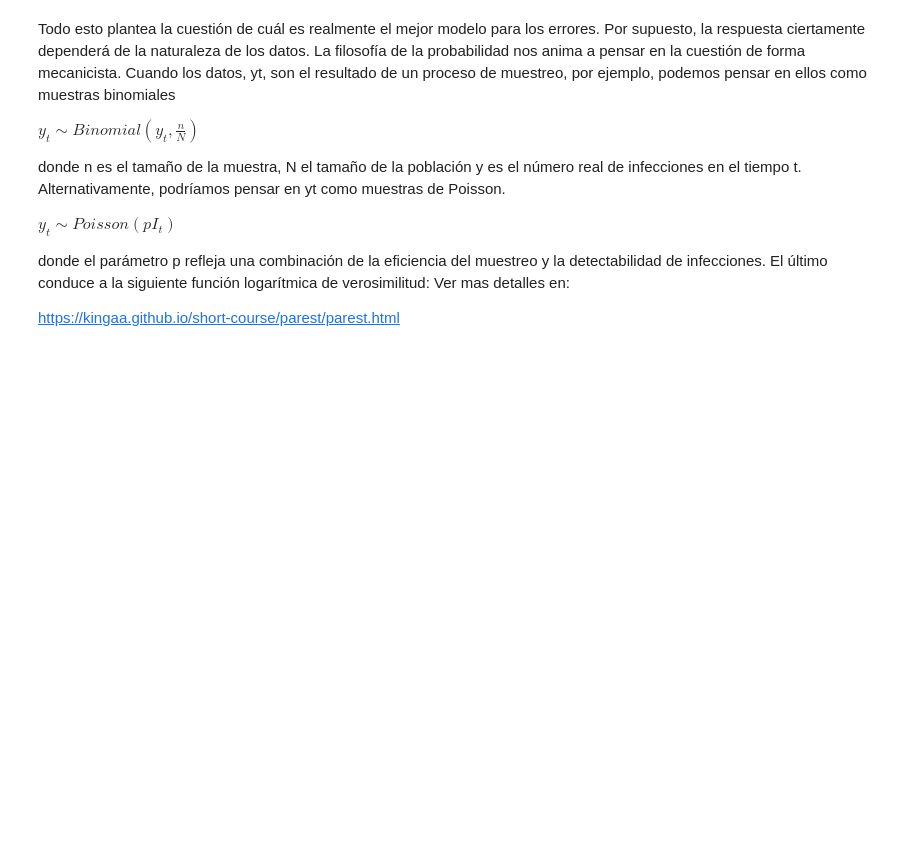
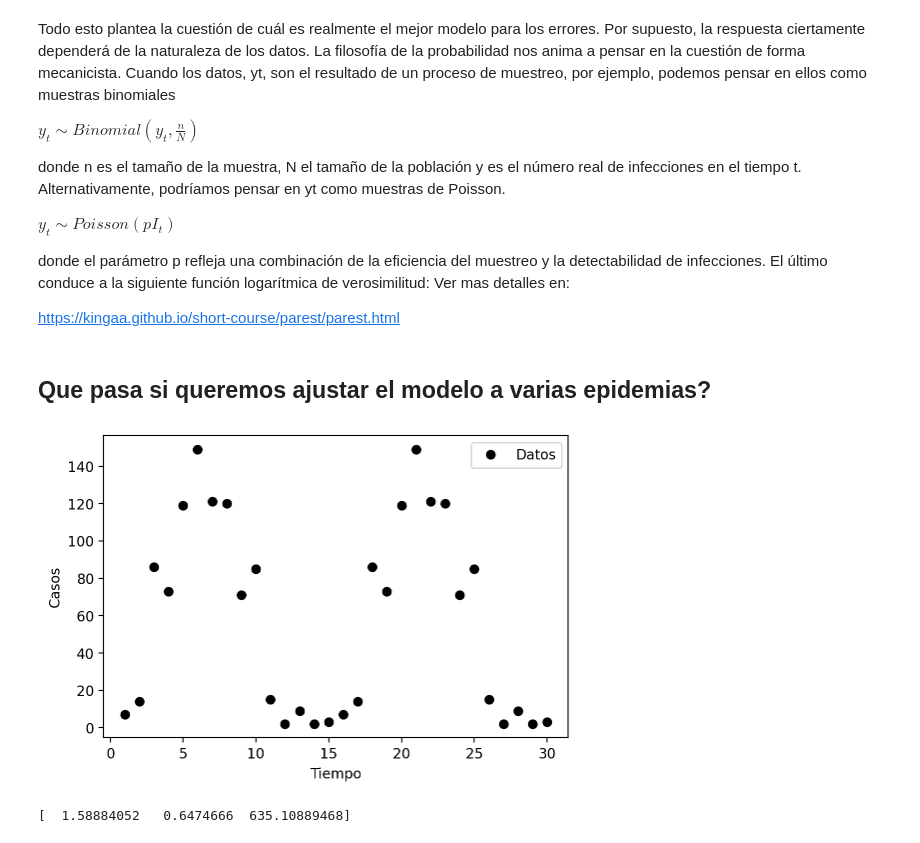
Before and after one commit to diegostaPy/UcomSeminario, a Jupyter notebook: ModelosEpidemiológicos/ModeloSIR.ipynb, the cells around one changed output. Drawn from its saved outputs; the diff is of its cells as text; code cells hidden in the pictures; blank space fills up the shorter version.

```diff
--- a/ModelosEpidemiológicos/ModeloSIR.ipynb
+++ b/ModelosEpidemiológicos/ModeloSIR.ipynb
@@ -158,3 +157,25 @@ donde el parámetro p refleja una combinación de la eficiencia del muestreo y l
 Ver mas detalles en:
 
 https://kingaa.github.io/short-course/parest/parest.html
+# %% [markdown]
+## Que pasa si queremos ajustar el modelo a varias epidemias?
+# %%
+times2 = np.linspace(1, 30, 30, endpoint=True)
+
+data2 = [7, 14, 86, 73, 119, 149, 121, 120, 71, 85, 15, 2, 9, 2, 3,7, 14, 86, 73, 119, 149, 121, 120, 71, 85, 15, 2, 9, 2, 3]
+# %%
+plt.plot(times2, data2, 'ko', linewidth=2, label='Datos')
+
+plt.xlabel('Tiempo')
+plt.ylabel('Casos')
+plt.legend()
+plt.show()
+# %% [output]
+[figure, added]
+# %%
+optimizer = optimize.minimize(NLL, params, args=(data2, times2), method='Nelder-Mead')
+paramests2 = np.abs(optimizer.x)
+iniests2 = x0fcn(paramests2, data2)
+print(paramests2)
+# %% [output]
+[  1.58884052   0.6474666  635.10889468]
```
Also changed, not shown: parts of 4 cells of this notebook.
